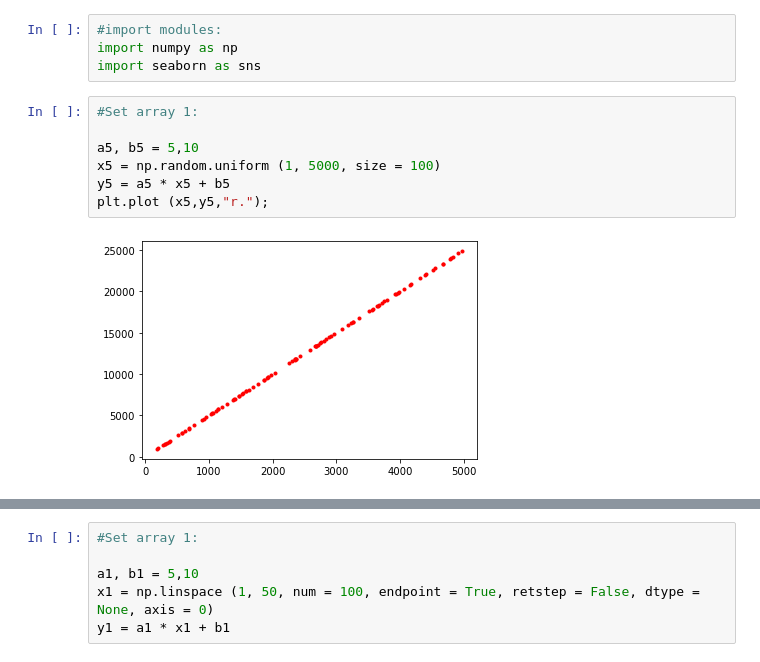
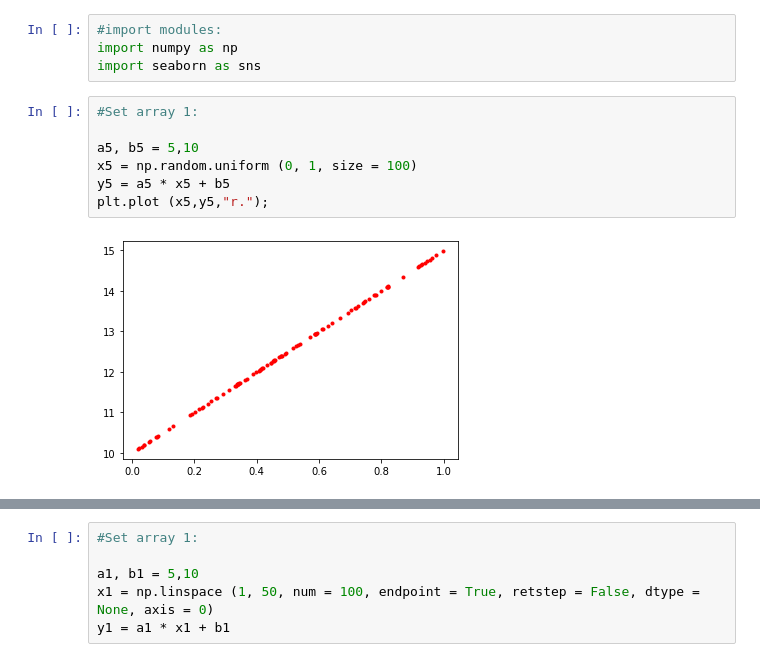
Before and after one commit to Fiona-600/Data-Analytics-2020-Tasks, a Jupyter notebook: Task-4/Task 3 & 4 .ipynb, the cells around one changed output, grey strips where cells are left out. Cells and saved outputs as stored; diff of their text form.

```diff
--- a/Task-4/Task 3 & 4 .ipynb
+++ b/Task-4/Task 3 & 4 .ipynb
@@ -282,10 +282,10 @@ import seaborn as sns
 # %%
 #Set array 1:
 
 a5, b5 = 5,10
-x5 = np.random.uniform (1, 5000, size = 100)
+x5 = np.random.uniform (0, 1, size = 100)
 y5 = a5 * x5 + b5
 plt.plot (x5,y5,"r.");
 # %% [output]
-[figure, old version]
+[figure, new version]
 # %%
```
Also changed, not shown: parts of 6 cells of this notebook.
